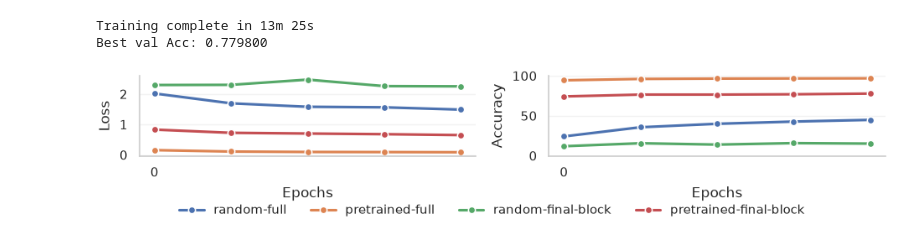
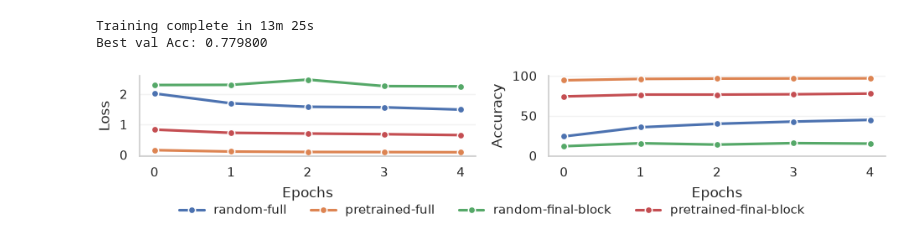
Before and after one commit to l-laidev/Advanced-Topics-in-Machine-Learning, a Jupyter notebook: PA0/Task 1 Inner Workings of ResNet-152 Part 4.ipynb, the cells around one changed output. Saved outputs shown, nothing was run; the diff lists cells and outputs as text; code cells hidden in the pictures.

```diff
--- a/PA0/Task 1 Inner Workings of ResNet-152 Part 4.ipynb
+++ b/PA0/Task 1 Inner Workings of ResNet-152 Part 4.ipynb
@@ -157,32 +157,32 @@ for fname in ["cnn-task_random-full", "cnn-task_pretrained-full", "cnn-task_rand
             "ylabel": "Accuracy",
             "ylim": (0,100),
             "lineplot_kwargs": {**lineplot_kwargs, "ax": ax2},
         },
     ]
 
     plot_line(perf_df, configs)
 
 
 handles, labels = ax1.get_legend_handles_labels()
 fig.legend(
     handles,
     labels,
     loc="lower center",
     ncol=4,
     frameon=False,
     fontsize=7,
     bbox_to_anchor=(0.5, -0.01),
 )
 
 for ax in [ax1, ax2]:
     ax.grid(axis="y", alpha=0.25, linewidth=0.7)
     ax.grid(axis="x", visible=False)
     ax.legend_.remove()
-    ax.xaxis.set_major_locator(mpl.ticker.MultipleLocator(1_000))
+    ax.xaxis.set_major_locator(mpl.ticker.MaxNLocator(integer=True))
 
 fig.tight_layout(rect=[0, 0.06, 1, 1])
 
 plt.savefig(os.path.join(BASE_PLOTS, "random-vs-pretrained.pdf"), bbox_inches="tight", dpi=300)
 plt.show()
 # %% [output]
-[figure, old version]
+[figure, new version]
```
Also changed, not shown: 8 other files.
